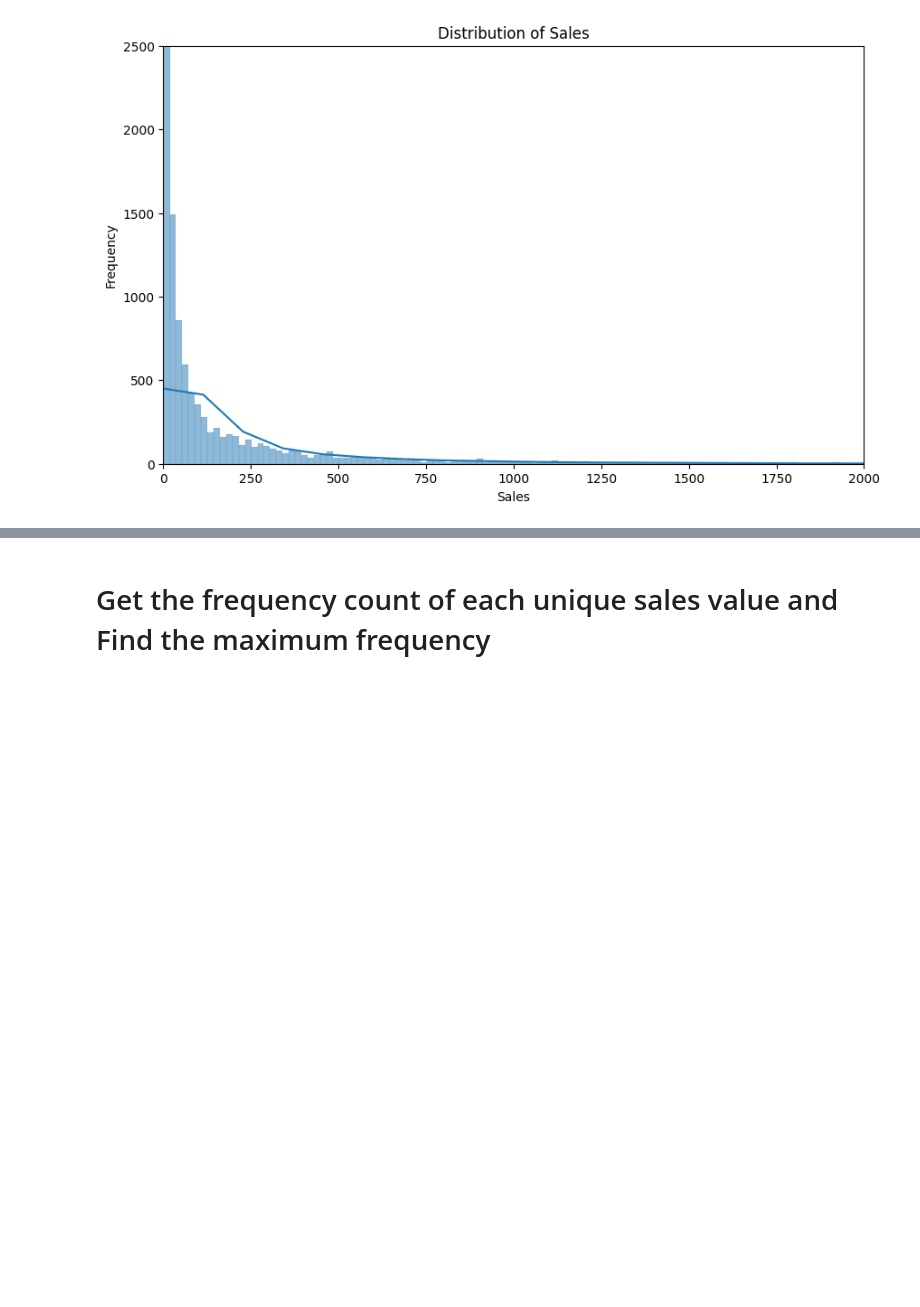
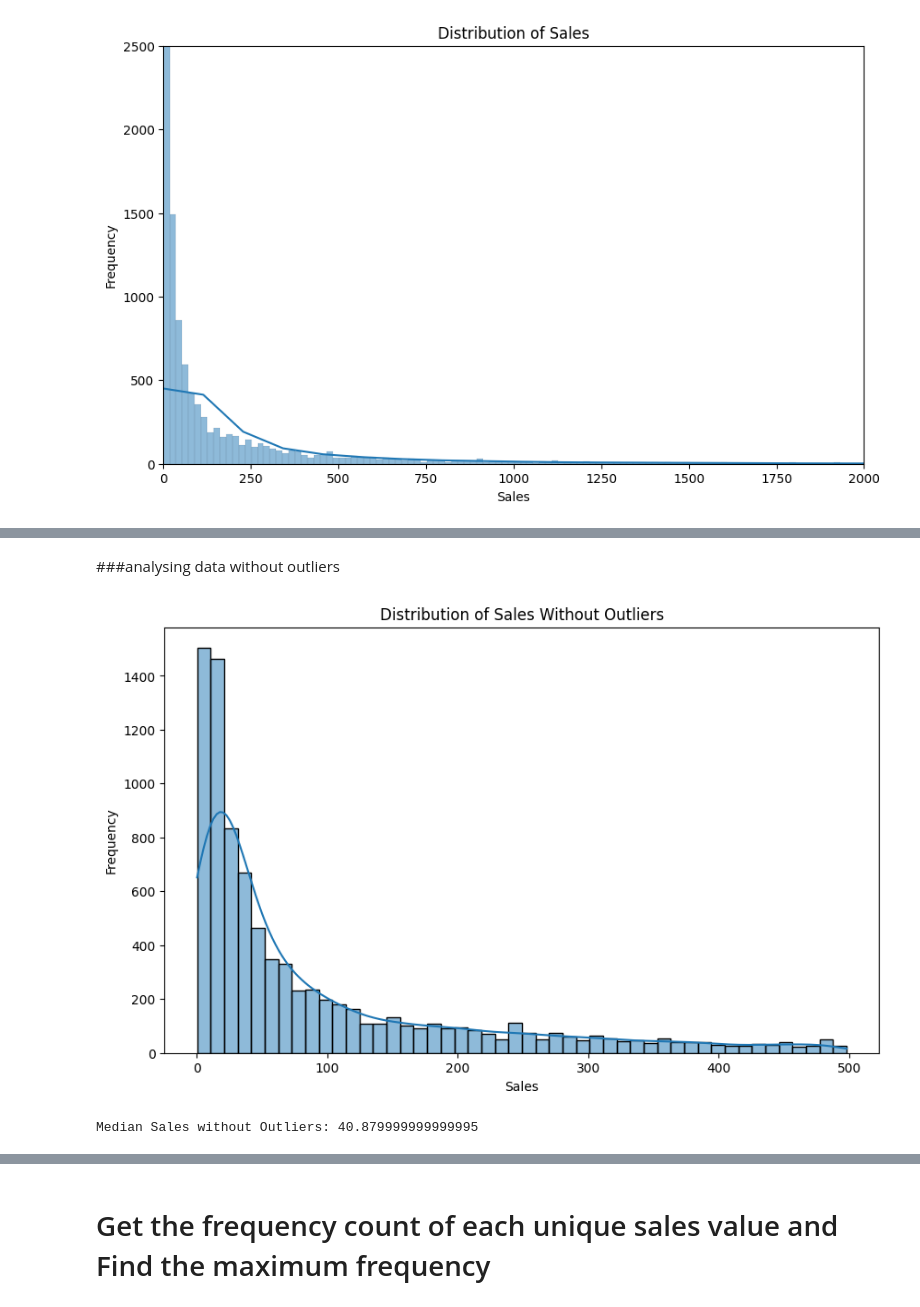
Before and after one commit to ChristeenaGiji/sales-data-exploration, a Jupyter notebook: Sales.ipynb, the cells around one changed output, grey strips where cells are left out. Cells and saved outputs as stored; diff of their text form; code cells hidden in the pictures; blank space fills up the shorter version.

```diff
--- a/Sales.ipynb
+++ b/Sales.ipynb
@@ -224,0 +346,18 @@ Maximum Sales: 22638.48
+# %% [markdown]
+###analysing data without outliers
+# %%
+df_no_outliers = df[(df['Sales'] >= lower_bound) & (df['Sales'] <= upper_bound)]
+# %%
+plt.figure(figsize=(10, 6))
+sns.histplot(df_no_outliers['Sales'], kde=True)
+plt.title('Distribution of Sales Without Outliers')
+plt.xlabel('Sales')
+plt.ylabel('Frequency')
+plt.show()
+# %% [output]
+[figure, added]
+# %%
+median_sales_without_outliers = df_no_outliers['Sales'].median()
+print("Median Sales without Outliers:", median_sales_without_outliers)
+# %% [output]
+Median Sales without Outliers: 40.879999999999995
```
Also changed, not shown: parts of 30 cells of this notebook.
